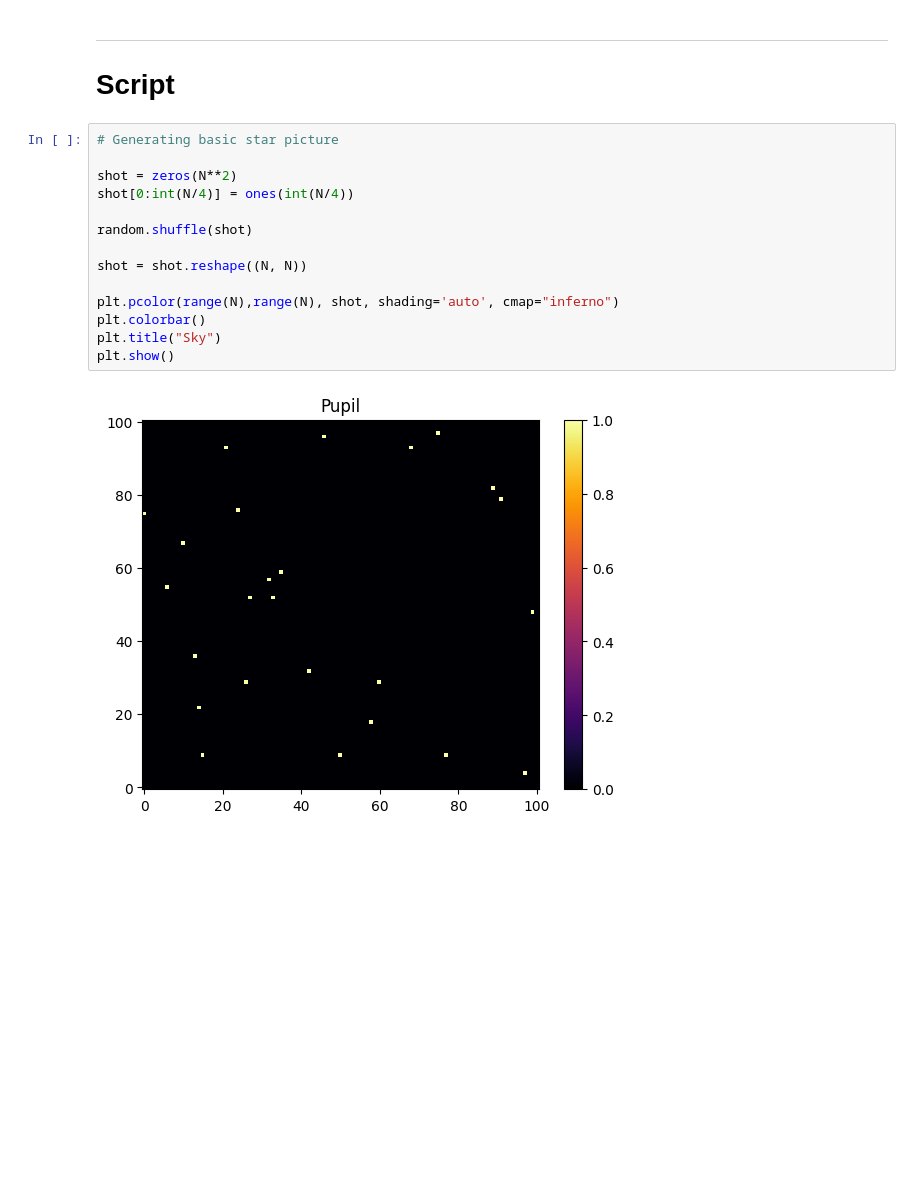
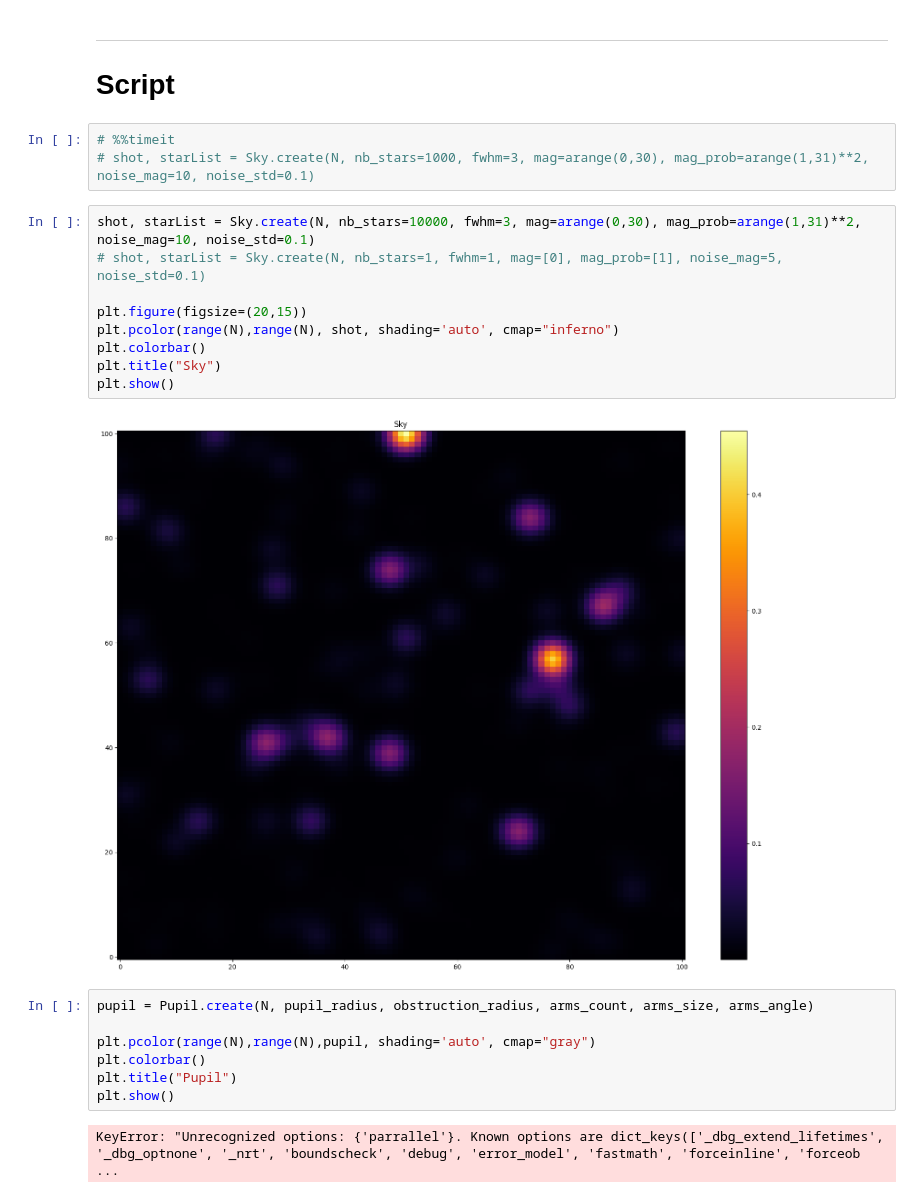
Before and after one commit to LeiRoF/Sextractor-driven-by-Machine-Learning, a Jupyter notebook: main.ipynb, the cells around one changed output. Cells and saved outputs as stored; diff of their text form; blank space fills up the shorter version.

Commit message:
Sky picture generation

```diff
--- a/main.ipynb
+++ b/main.ipynb
@@ -29,19 +35,26 @@ arms_angle = 0
 # %% [markdown]
 ---
 # Script
+# %%
+# %%timeit
+# shot, starList = Sky.create(N, nb_stars=1000, fwhm=3, mag=arange(0,30), mag_prob=arange(1,31)**2, noise_mag=10, noise_std=0.1)
+# %%
+shot, starList = Sky.create(N, nb_stars=10000, fwhm=3, mag=arange(0,30), mag_prob=arange(1,31)**2, noise_mag=10, noise_std=0.1)
+# shot, starList = Sky.create(N, nb_stars=1, fwhm=1, mag=[0], mag_prob=[1], noise_mag=5, noise_std=0.1)
+
+plt.figure(figsize=(20,15))
+plt.pcolor(range(N),range(N), shot, shading='auto', cmap="inferno")
+plt.colorbar()
+plt.title("Sky")
+plt.show()
+# %% [output]
+[figure, added]
 # %%
-# Generating basic star picture
+pupil = Pupil.create(N, pupil_radius, obstruction_radius, arms_count, arms_size, arms_angle)
 
-shot = zeros(N**2)
-shot[0:int(N/4)] = ones(int(N/4))
-
-random.shuffle(shot)
-
-shot = shot.reshape((N, N))
-
-plt.pcolor(range(N),range(N), shot, shading='auto', cmap="inferno")
+plt.pcolor(range(N),range(N),pupil, shading='auto', cmap="gray")
 plt.colorbar()
-plt.title("Sky")
+plt.title("Pupil")
 plt.show()
 # %% [output]
-[figure, removed]
+KeyError: "Unrecognized options: {'parrallel'}. Known options are dict_keys(['_dbg_extend_lifetimes', '_dbg_optnone', '_nrt', 'boundscheck', 'debug', 'error_model', 'fastmath', 'forceinline', 'forceob ...
```
Also changed, not shown: parts of 11 cells of this notebook, 3 other files.
